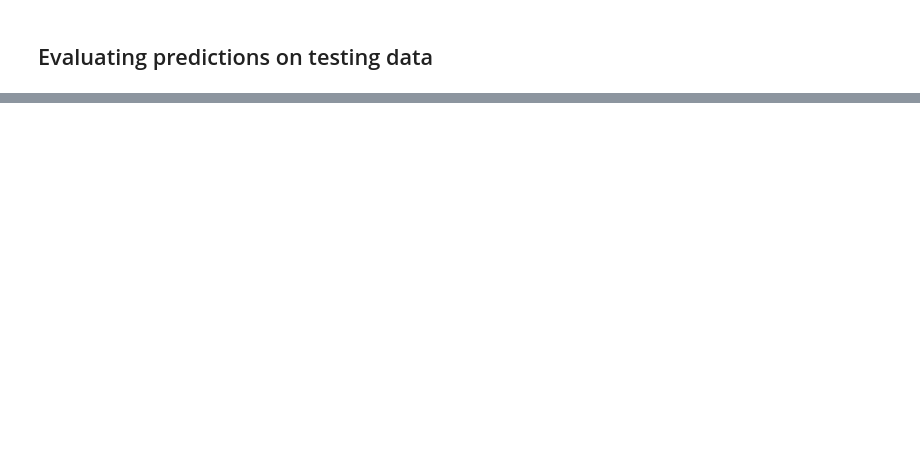
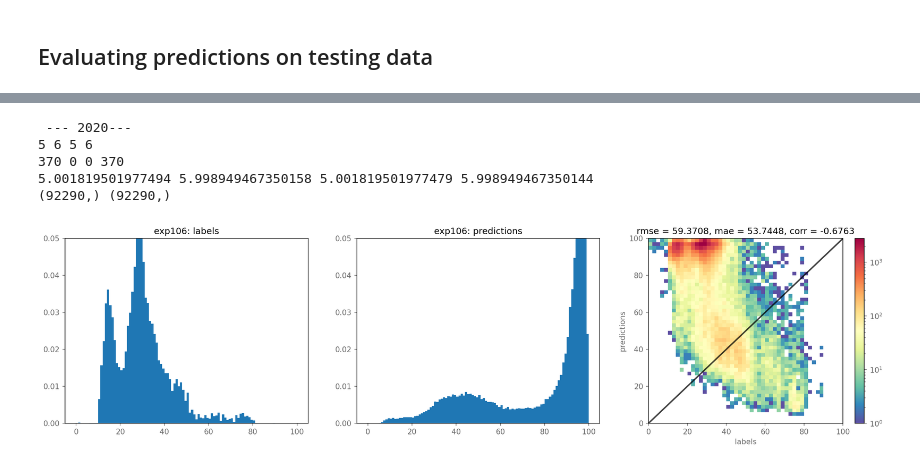
Before and after one commit to AtulAravindDas/ml_hfi_multiyear, a Jupyter notebook: assesor.ipynb, the cells around one changed output, grey strips where cells are left out. Cells and saved outputs as stored; diff of their text form; code cells hidden in the pictures; blank space fills up the shorter version.

```diff
--- a/assesor.ipynb
+++ b/assesor.ipynb
@@ -21,6 +25,6 @@ print(f"pytorch version = {torch.__version__}")
 # %%
 # GET config
-EXP_NAME = "exp101"
+EXP_NAME = "exp106"
 
 config = utils.get_config(EXP_NAME)
 config["mode"] = "inference"
@@ -53,15 +57,20 @@ for year in (2020,):
 
     with rasterio.open(mosaic_filename) as predict_tif:
 
-        lat_s, lat_n, lon_w, lon_e = data_methods.get_region_bounds(
-            region=config["data"]["inference_region"],
-            tile_len_deg=config["tile_len_deg"],
-        )
+        if isinstance(config["data"]["inference_region"], dict):
+            lat_s, lat_n, lon_w, lon_e = data_methods.get_region_bounds(
+                region=config["data"]["inference_region"],
+                tile_len_deg=config["tile_len_deg"],
+            )
+        else:
+            lat_s, lat_n, lon_w, lon_e = config["data"]["inference_region"]
+        print(lat_s, lat_n, lon_w, lon_e)
+
         ilat_n, ilon_w = predict_tif.index(lon_w, lat_n)
         ilat_s, ilon_e = predict_tif.index(lon_e, lat_s)
-        ilat_n = max(ilat_n, 0)
+        ilat_n, ilon_w = max(ilat_n, 0), max(ilon_w, 0)
+        print(ilat_s, ilat_n, ilon_w, ilon_e)
 
-        print(lat_s, lat_n, lon_w, lon_e)
         window = Window.from_slices((ilat_n, ilat_s + 1), (ilon_w, ilon_e + 1))
         predictions = np.asarray(predict_tif.read(1, window=window), dtype="float")
 
@@ -99,30 +108,37 @@ for year in (2020,):
 
     # MAKE SUMMARY FIGURE
     rmse = np.sqrt(mean_squared_error(labels, predictions)).round(4)
     mae = mean_absolute_error(labels, predictions).round(4)
     corr = np.corrcoef(labels, predictions)[0, 1].round(4)
 
     rng = np.random.default_rng(42)
     iplot = rng.choice(np.arange(len(predictions)), size=nsamples_to_plot)
 
     plt.subplot(1, 3, 3)
     inc = 2
     plt.hist2d(
         x=labels[iplot],
         y=predictions[iplot],
         density=False,
         norm="log",
         bins=np.arange(0, 100 + inc, inc),
         cmap="Spectral_r",
         vmin=1,
     )
     plt.colorbar()
     plt.plot((0, 100), (0, 100), "-", linewidth=2, color="k", alpha=0.75)
     plt.title(f"{rmse = }, {mae = }, {corr = }")
     plt.xlabel("labels")
     plt.ylabel("predictions")
     plt.xlim(0, 100)
     plt.ylim(0, 100)
 
     plots.savefig(config, str(year) + "_prediction_metrics")
     plt.show()
+# %% [output]
+ --- 2020---
+5 6 5 6
+370 0 0 370
+5.001819501977494 5.998949467350158 5.001819501977479 5.998949467350144
+(92290,) (92290,)
+[figure, added]
```
Also changed, not shown: parts of 1 cell of this notebook, 11 other files.
